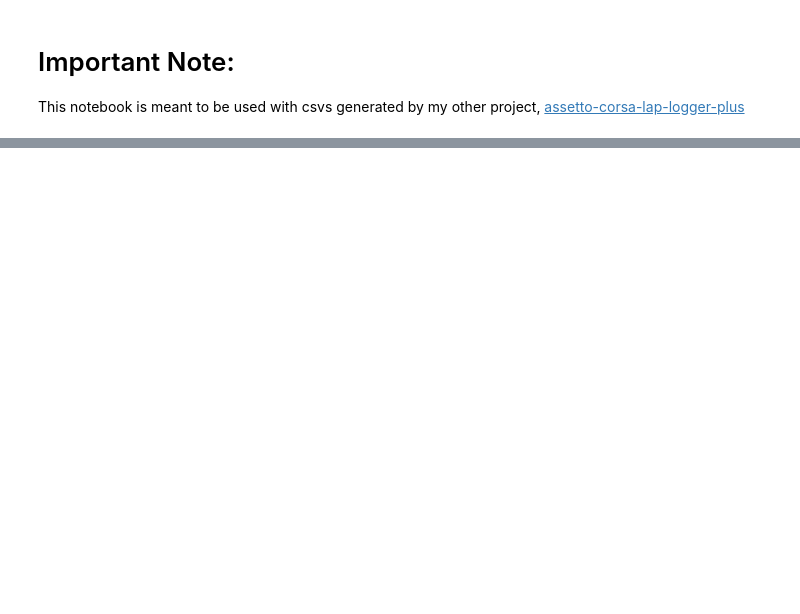
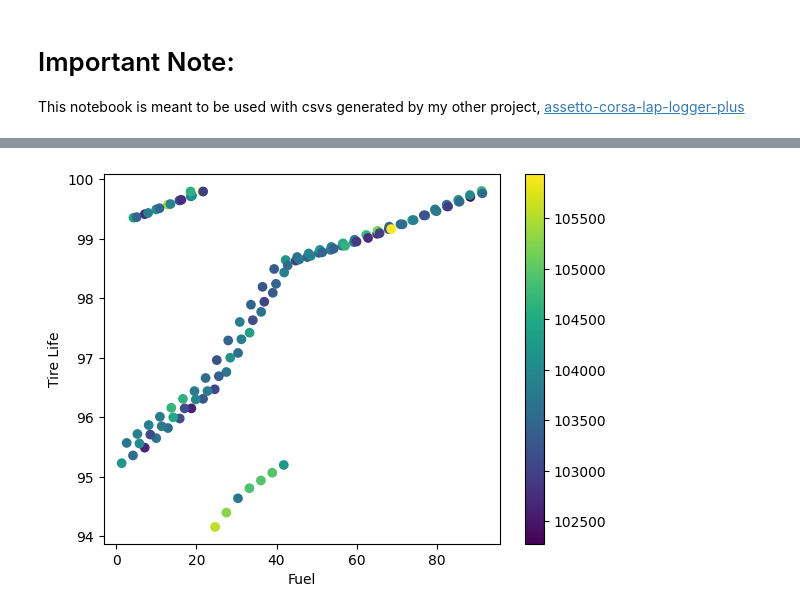
Before and after one commit to RakeJyals/assetto-corsa-analytica, a Jupyter notebook: lap-log-reader.ipynb, the cells around one changed output, grey strips where cells are left out. Drawn from its saved outputs; the diff is of its cells as text; code cells hidden in the pictures; blank space fills up the shorter version.

```diff
--- a/lap-log-reader.ipynb
+++ b/lap-log-reader.ipynb
@@ -52,0 +114,8 @@ np.float64(93307.4)
+# %%
+tcf = plt.scatter(df_to_plot.fuel, df_to_plot.worst_tire_wear, c = df_to_plot.time)
+plt.colorbar(tcf)
+plt.xlabel("Fuel")
+plt.ylabel("Tire Life")
+plt.show()
+# %% [output]
+[figure, added]
```
Also changed, not shown: parts of 16 cells of this notebook.
